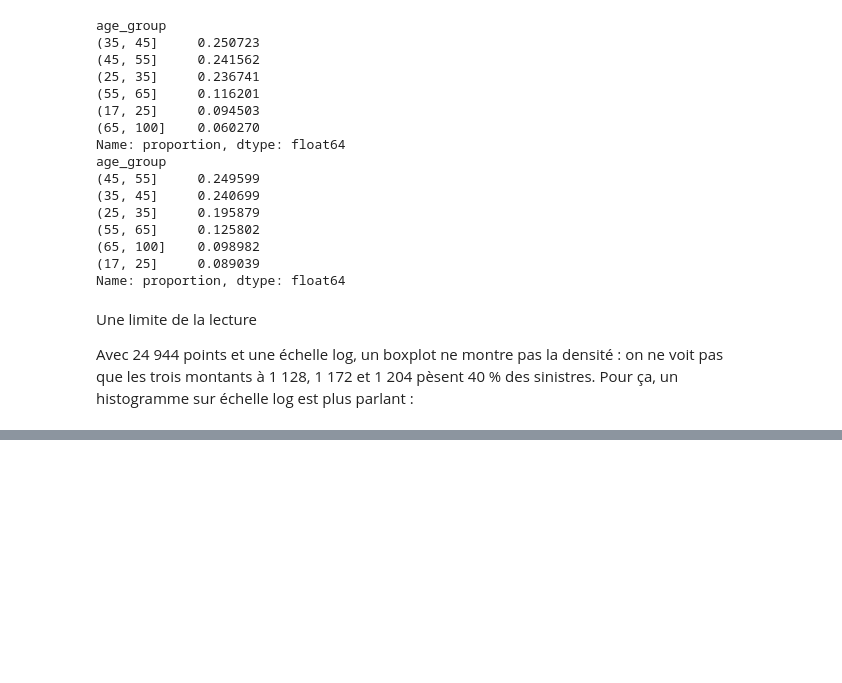
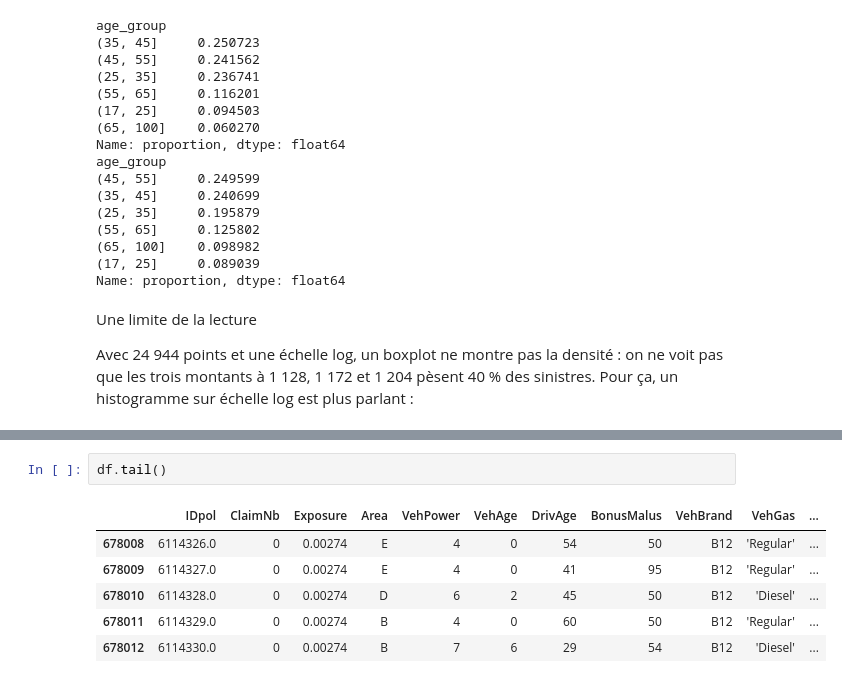
Before and after one commit to namngy/actuarial-portfolio-project, a Jupyter notebook: notebooks/02_pricing_frequency.ipynb, the cells around one changed output, grey strips where cells are left out. Drawn from its saved outputs; the diff is of its cells as text; blank space fills up the shorter version.

```diff
--- a/notebooks/02_pricing_frequency.ipynb
+++ b/notebooks/02_pricing_frequency.ipynb
@@ -352,0 +390,9 @@ print(prime_moy, reel)
+# %%
+df.tail()
+# %% [output]
+|  | IDpol | ClaimNb | Exposure | Area | VehPower | VehAge | DrivAge | BonusMalus | VehBrand | VehGas | ... |
+| 678008 | 6114326.0 | 0 | 0.00274 | E | 4 | 0 | 54 | 50 | B12 | 'Regular' | ... |
+| 678009 | 6114327.0 | 0 | 0.00274 | E | 4 | 0 | 41 | 95 | B12 | 'Regular' | ... |
+| 678010 | 6114328.0 | 0 | 0.00274 | D | 6 | 2 | 45 | 50 | B12 | 'Diesel' | ... |
+| 678011 | 6114329.0 | 0 | 0.00274 | B | 4 | 0 | 60 | 50 | B12 | 'Regular' | ... |
+| 678012 | 6114330.0 | 0 | 0.00274 | B | 7 | 6 | 29 | 54 | B12 | 'Diesel' | ... |
```
Also changed, not shown: parts of 13 cells of this notebook, 1 other file.
